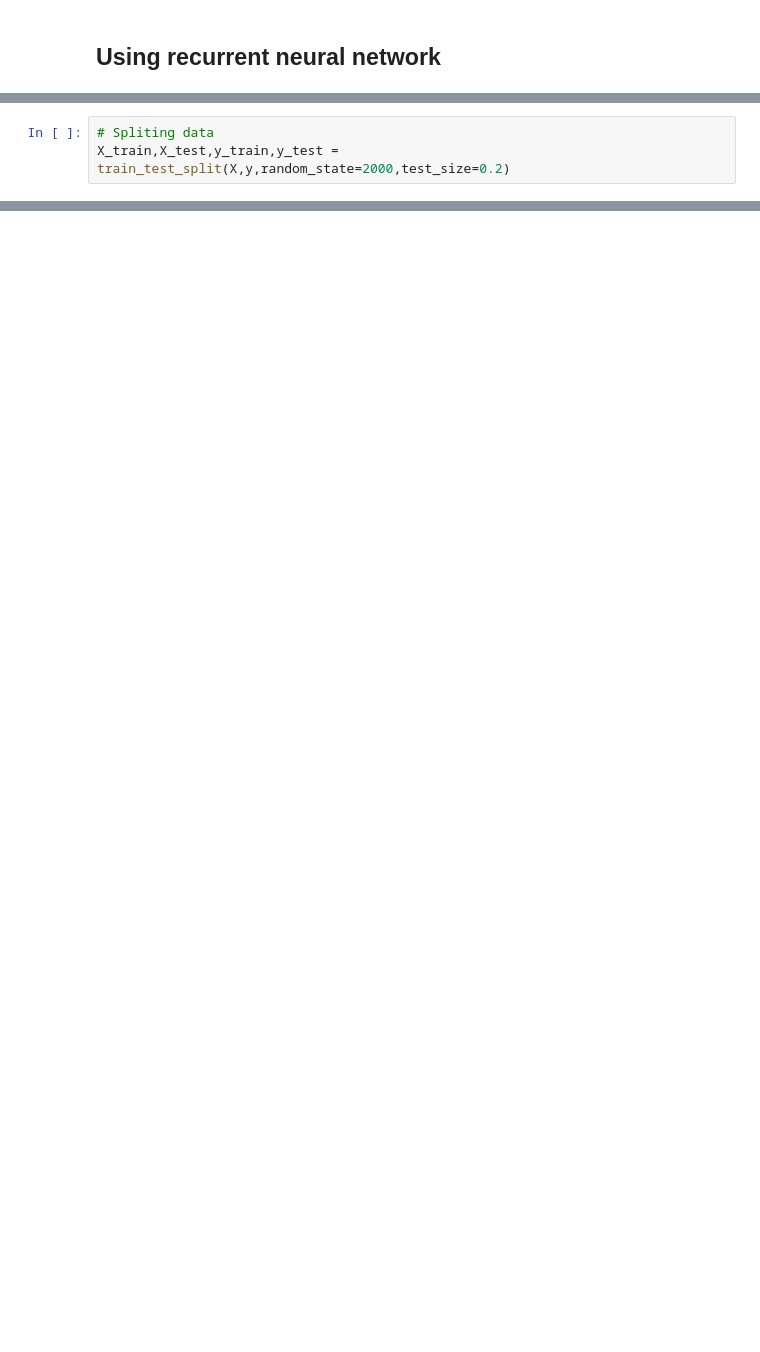
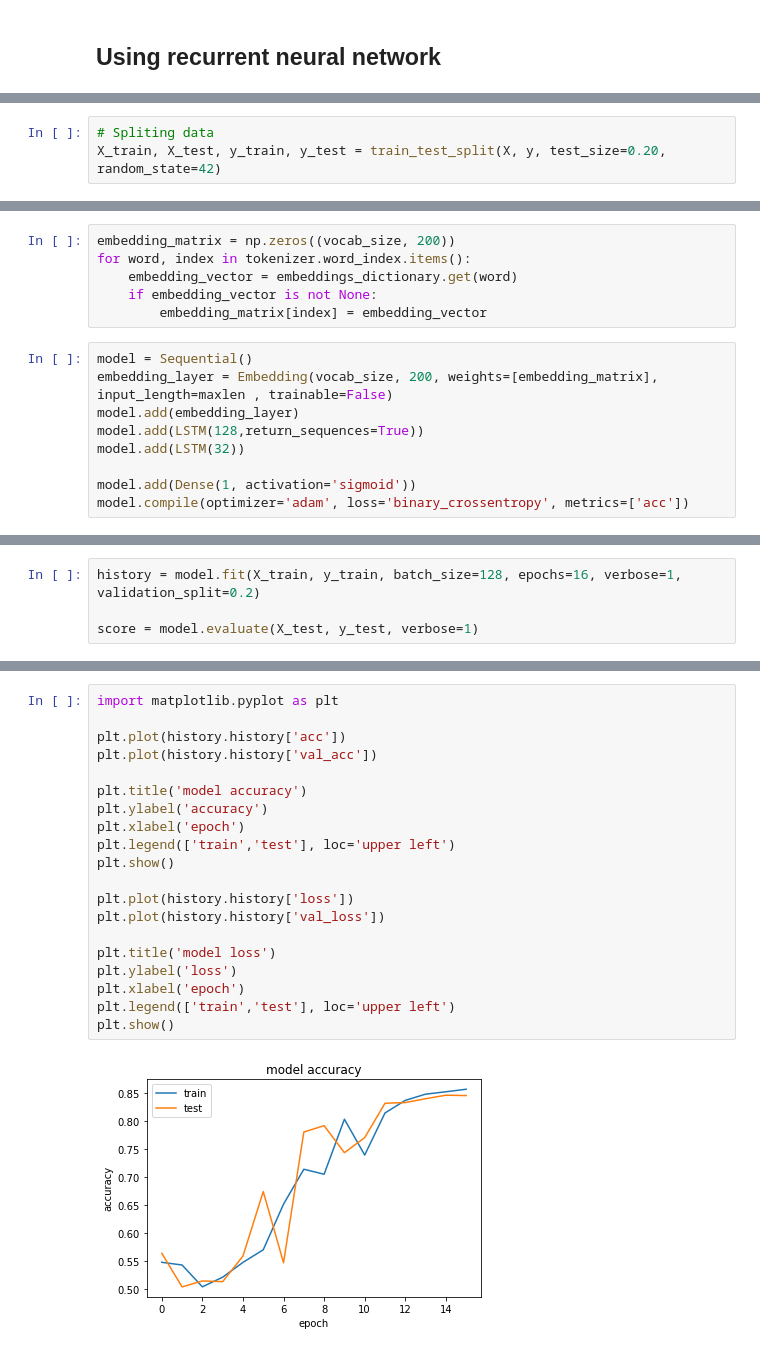
Before and after one commit to subhamrex/Sentiment-Analysis-Projects, a Jupyter notebook: Movie_reviews_Sentiment_Analysis/RNN.ipynb, the cells around one changed output, grey strips where cells are left out. Cells and saved outputs as stored; diff of their text form; blank space fills up the shorter version.

```diff
--- a/Movie_reviews_Sentiment_Analysis/RNN.ipynb
+++ b/Movie_reviews_Sentiment_Analysis/RNN.ipynb
@@ -28,3 +74,3 @@ y = df['sentiment_positive']
 # %%
 # Spliting data
-X_train,X_test,y_train,y_test = train_test_split(X,y,random_state=2000,test_size=0.2)
+X_train, X_test, y_train, y_test = train_test_split(X, y, test_size=0.20, random_state=42)
@@ -53,0 +104,15 @@ rnn_model.fit(
+# %%
+embedding_matrix = np.zeros((vocab_size, 200))
+for word, index in tokenizer.word_index.items():
+    embedding_vector = embeddings_dictionary.get(word)
+    if embedding_vector is not None:
+        embedding_matrix[index] = embedding_vector
+# %%
+model = Sequential()
+embedding_layer = Embedding(vocab_size, 200, weights=[embedding_matrix], input_length=maxlen , trainable=False)
+model.add(embedding_layer)
+model.add(LSTM(128,return_sequences=True))
+model.add(LSTM(32))
+
+model.add(Dense(1, activation='sigmoid'))
+model.compile(optimizer='adam', loss='binary_crossentropy', metrics=['acc'])
@@ -53,0 +138,4 @@ rnn_model.fit(
+# %%
+history = model.fit(X_train, y_train, batch_size=128, epochs=16, verbose=1, validation_split=0.2)
+
+score = model.evaluate(X_test, y_test, verbose=1)
@@ -53,0 +166,22 @@ rnn_model.fit(
+# %%
+import matplotlib.pyplot as plt
+
+plt.plot(history.history['acc'])
+plt.plot(history.history['val_acc'])
+
+plt.title('model accuracy')
+plt.ylabel('accuracy')
+plt.xlabel('epoch')
+plt.legend(['train','test'], loc='upper left')
+plt.show()
+
+plt.plot(history.history['loss'])
+plt.plot(history.history['val_loss'])
+
+plt.title('model loss')
+plt.ylabel('loss')
+plt.xlabel('epoch')
+plt.legend(['train','test'], loc='upper left')
+plt.show()
+# %% [output]
+[figure, added]
```
Also changed, not shown: parts of 27 cells of this notebook, 2 other files.
